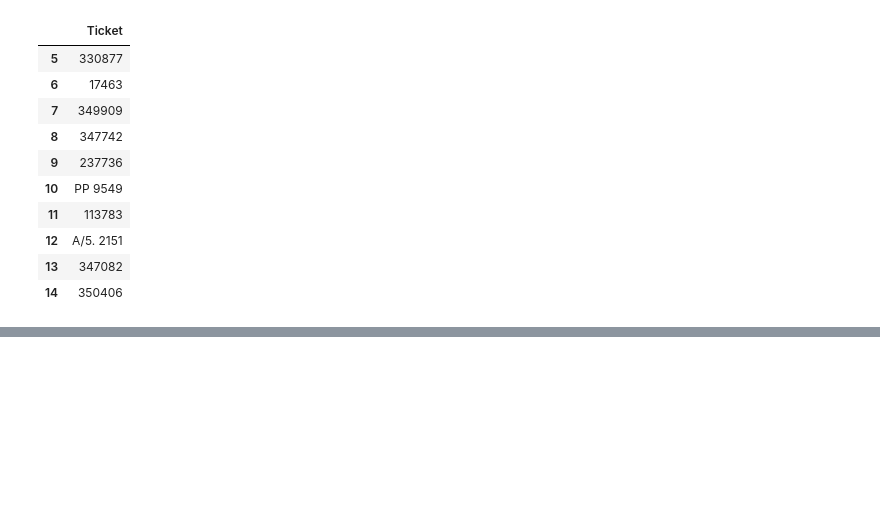
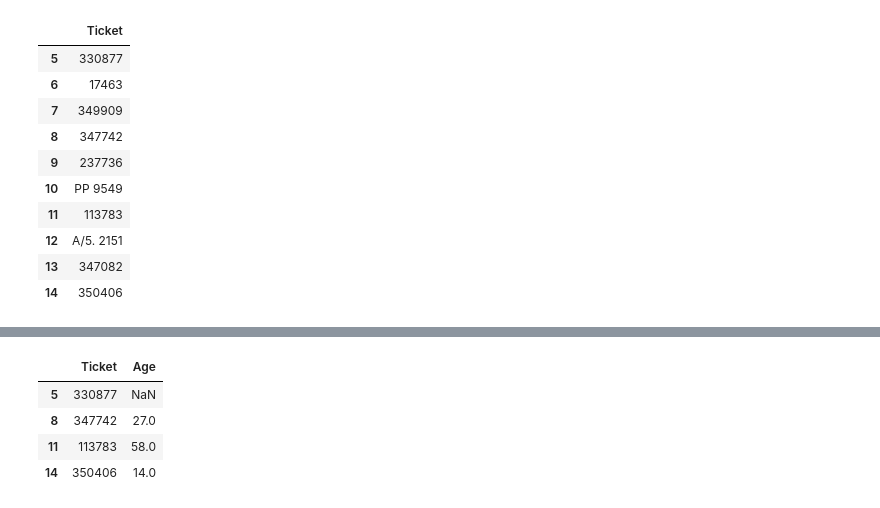
Before and after one commit to bilalramzan01/AI-Engineering-by-The-iScale, a Jupyter notebook: Python for Ai Engineering/Unit 13 - PANDAS/PANDAS.ipynb, the cells around one changed output, grey strips where cells are left out. Cells and saved outputs as stored; diff of their text form; code cells hidden in the pictures; blank space fills up the shorter version.

```diff
--- a/Python for Ai Engineering/Unit 13 - PANDAS/PANDAS.ipynb
+++ b/Python for Ai Engineering/Unit 13 - PANDAS/PANDAS.ipynb
@@ -152,0 +162,9 @@ df[['Ticket']][5:15]
+# %%
+# Slice with more then 2 columns
+df[['Ticket', 'Age']][5:15:3]
+# %% [output]
+|  | Ticket | Age |
+| 5 | 330877 | NaN |
+| 8 | 347742 | 27.0 |
+| 11 | 113783 | 58.0 |
+| 14 | 350406 | 14.0 |
```
Also changed, not shown: parts of 1 cell of this notebook.
